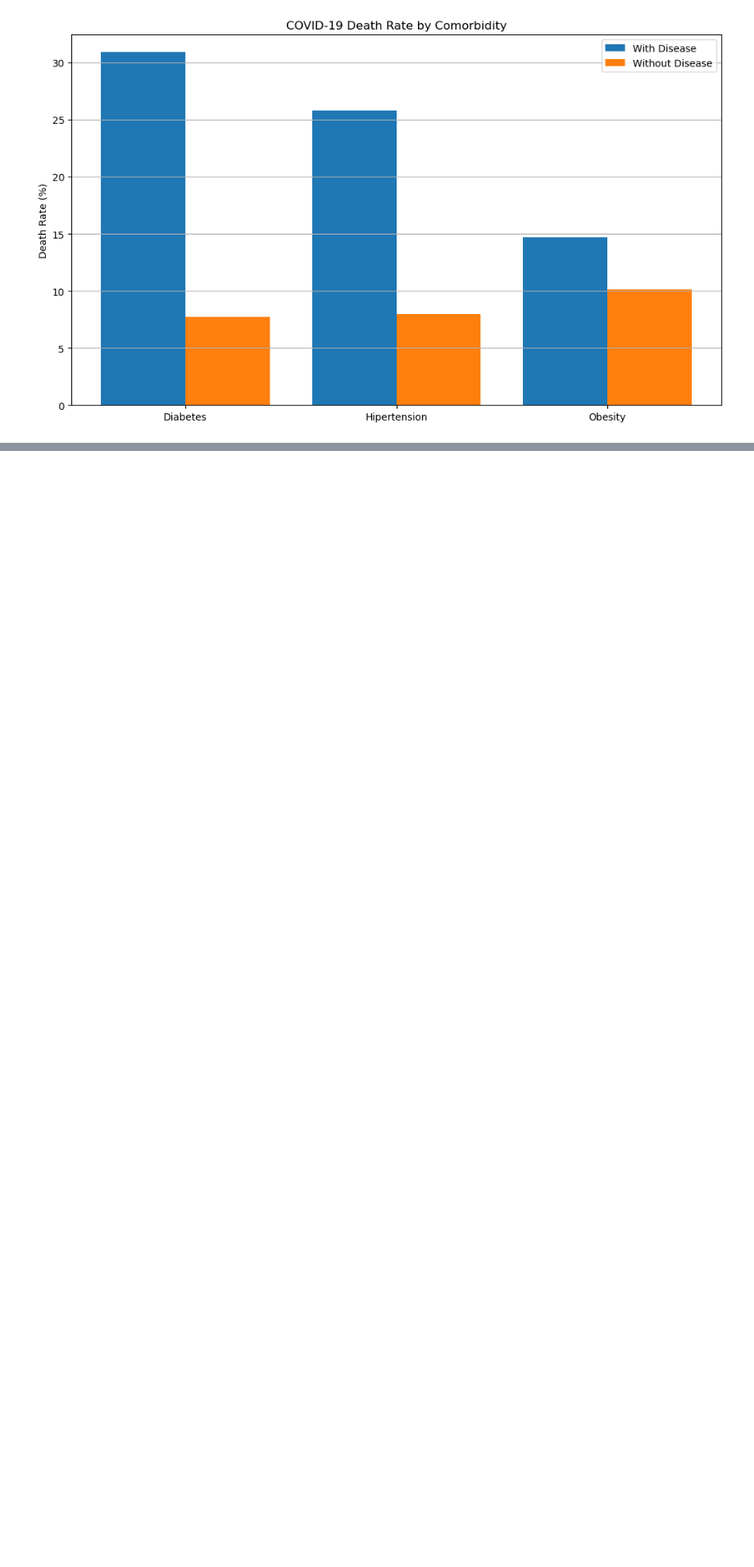
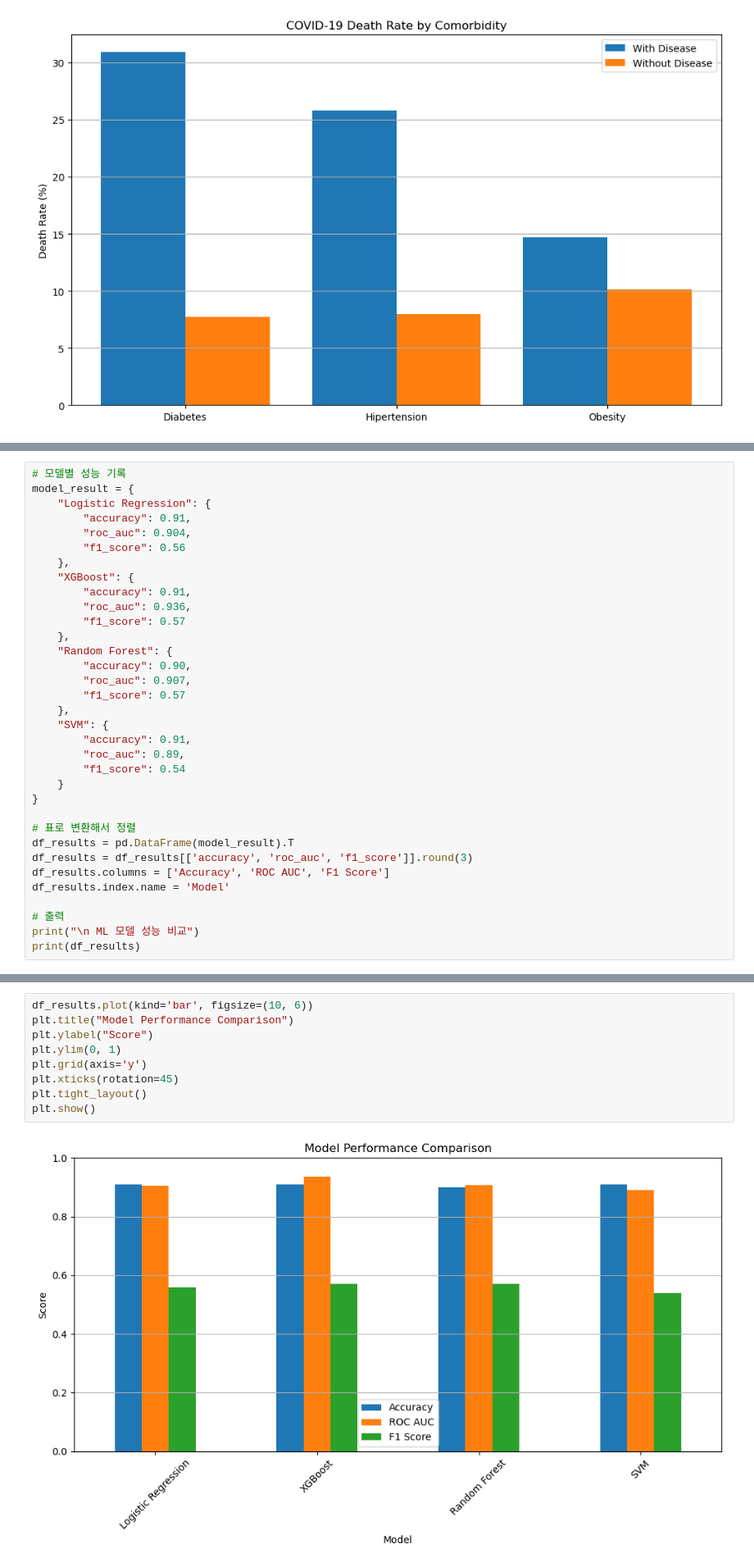
Before and after one commit to hyunsu3408/first-ai, a Jupyter notebook: first-ai/Mexico corona.ipynb, the cells around one changed output, grey strips where cells are left out. Shown: that part at 82% size. Drawn from its saved outputs; the diff is of its cells as text; blank space fills up the shorter version.

```diff
--- a/first-ai/Mexico corona.ipynb
+++ b/first-ai/Mexico corona.ipynb
@@ -206,0 +367,34 @@ Confusion Matrix:
+# %%
+# 모델별 성능 기록
+model_result = {
+    "Logistic Regression": {
+        "accuracy": 0.91,
+        "roc_auc": 0.904,
+        "f1_score": 0.56
+    },
+    "XGBoost": {
+        "accuracy": 0.91,
+        "roc_auc": 0.936,
+        "f1_score": 0.57
+    },
+    "Random Forest": {
+        "accuracy": 0.90,
+        "roc_auc": 0.907,
+        "f1_score": 0.57
+    },
+    "SVM": {
+        "accuracy": 0.91,
+        "roc_auc": 0.89,
+        "f1_score": 0.54
+    }
+}
+
+# 표로 변환해서 정렬
+df_results = pd.DataFrame(model_result).T
+df_results = df_results[['accuracy', 'roc_auc', 'f1_score']].round(3)
+df_results.columns = ['Accuracy', 'ROC AUC', 'F1 Score']
+df_results.index.name = 'Model'
+
+# 출력
+print("\n ML 모델 성능 비교")
+print(df_results)
@@ -206,0 +409,11 @@ Confusion Matrix:
+# %%
+df_results.plot(kind='bar', figsize=(10, 6))
+plt.title("Model Performance Comparison")
+plt.ylabel("Score")
+plt.ylim(0, 1)
+plt.grid(axis='y')
+plt.xticks(rotation=45)
+plt.tight_layout()
+plt.show()
+# %% [output]
+[figure, added]
```
Also changed, not shown: parts of 12 cells of this notebook.
